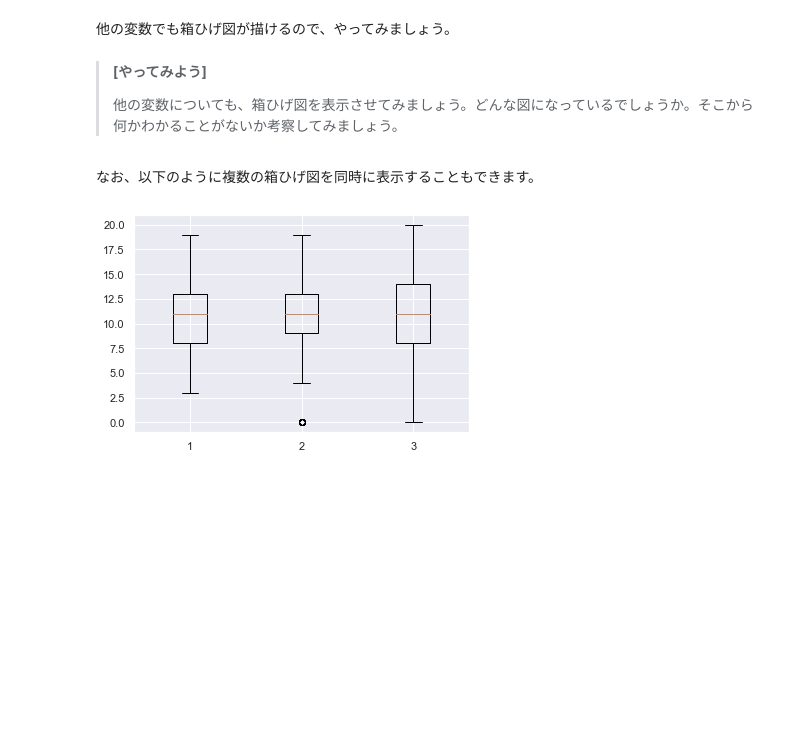
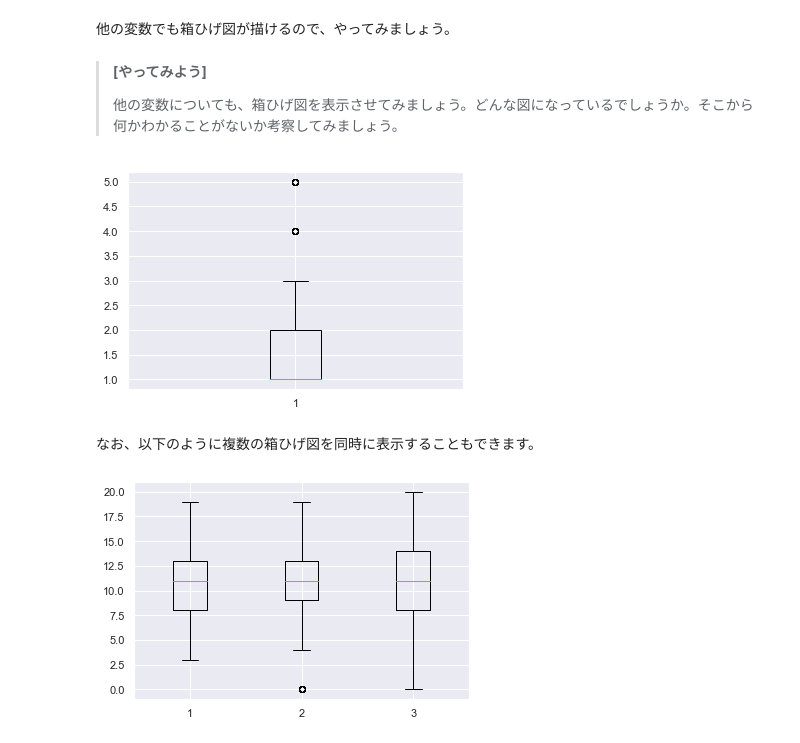
Before and after one commit to ychsu1004/homework, a Jupyter notebook: 大數據分析與應用/Chapter3.ipynb, the cells around one changed output. Drawn from its saved outputs; the diff is of its cells as text; code cells hidden in the pictures; blank space fills up the shorter version.

```diff
--- a/大數據分析與應用/Chapter3.ipynb
+++ b/大數據分析與應用/Chapter3.ipynb
@@ -526,6 +541,12 @@ plt.grid(True)
 >**[やってみよう]**
 >
 >他の変数についても、箱ひげ図を表示させてみましょう。どんな図になっているでしょうか。そこから何かわかることがないか考察してみましょう。
+# %%
+# 箱ひげ図：absences
+plt.boxplot(student_data_math['Dalc'])
+plt.grid(True)
+# %% [output]
+[figure, added]
 # %% [markdown]
 なお、以下のように複数の箱ひげ図を同時に表示することもできます。
 # %%
```
Also changed, not shown: parts of 35 cells of this notebook, 32 other files.
